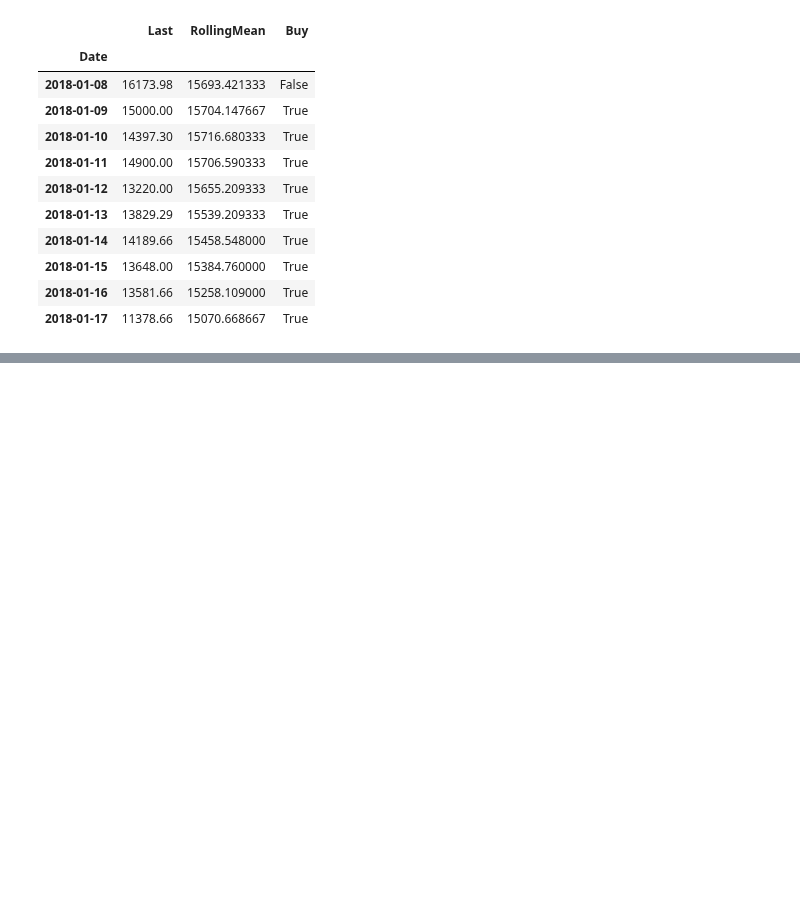
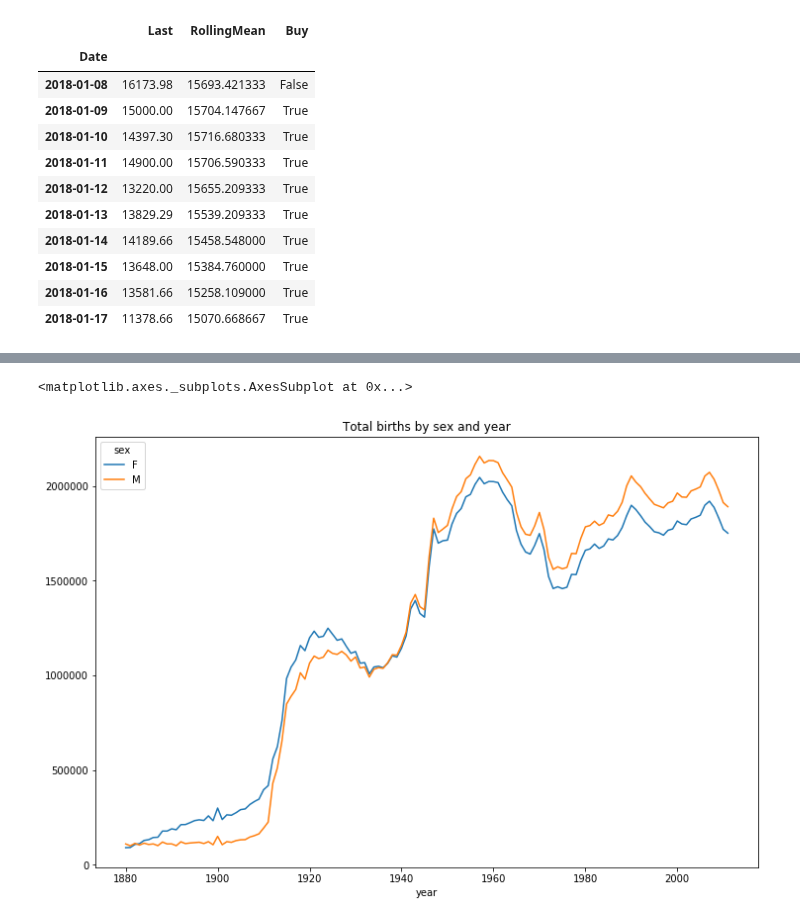
Before and after one commit to rsouza/FGV_Intro_DS, a Jupyter notebook: notebooks/Intro_Numpy_Pandas.ipynb, the cells around one changed output, grey strips where cells are left out. Drawn from its saved outputs; the diff is of its cells as text; code cells hidden in the pictures; blank space fills up the shorter version.

```diff
--- a/notebooks/Intro_Numpy_Pandas.ipynb
+++ b/notebooks/Intro_Numpy_Pandas.ipynb
@@ -1162 +1159,3 @@ trading_info.tail(10) # lets look at last 10 days
+# %%
+datapath = pathlib.Path("../datasets/names/")
 # %%
@@ -1175,7 +1202,7 @@ years = range(1880, 2012)
 pieces = []
 columns = ['name', 'sex', 'births']
 for year in years:
-    path = datapath2 / 'yob{}.txt'.format(year)
+    path = datapath / 'yob{}.txt'.format(year)
     frame = pd.read_csv(path, names=columns)
     frame['year'] = year
     pieces.append(frame)
@@ -1194,5 +1261,8 @@ total_births.tail()
 # %%
-total_births.plot(title='Total births by sex and year')
+total_births.plot(title='Total births by sex and year', figsize=(12,8))
+# %% [output]
+<matplotlib.axes._subplots.AxesSubplot at 0x...>
+[figure, added]
 # %%
 def add_prop(group):
     # Integer division floors
```
Also changed, not shown: parts of 48 cells of this notebook.
